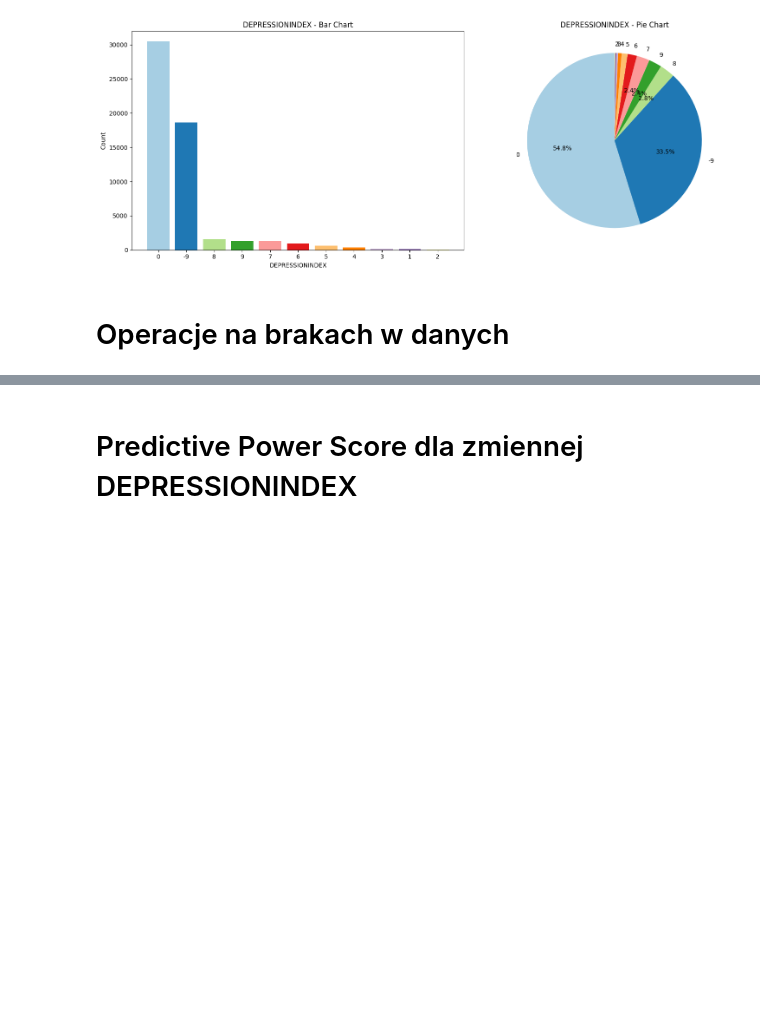
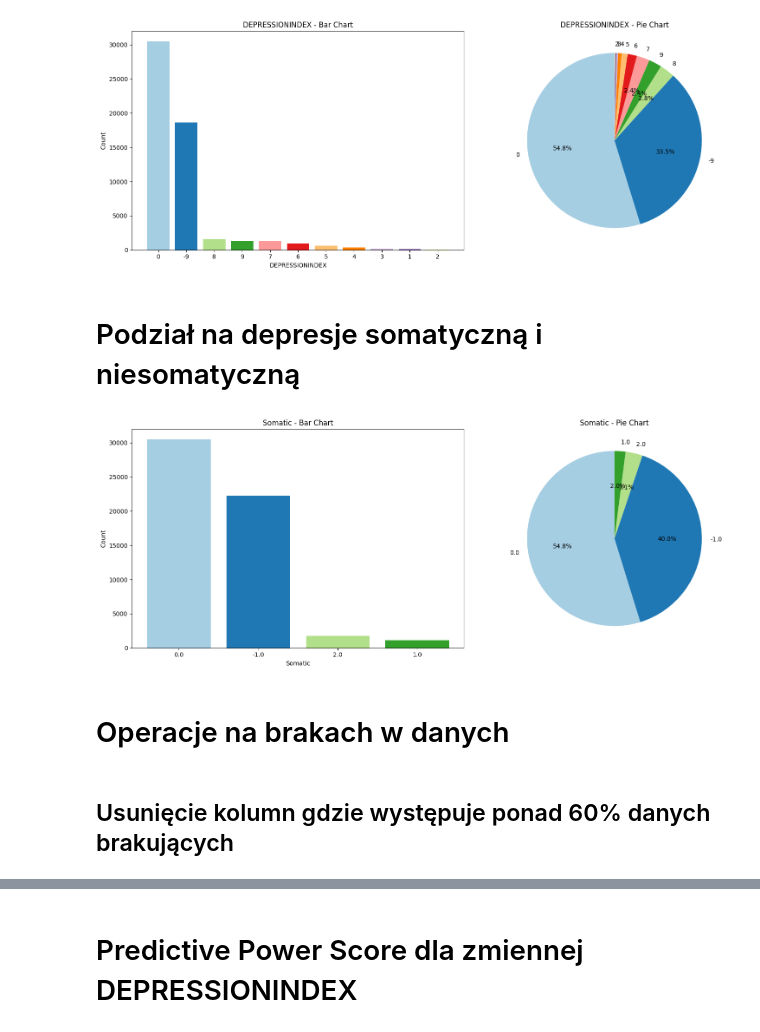
Before and after one commit to Nosal101/Eksploracyjna-Analiza-Danych, a Jupyter notebook: projekt2.ipynb, the cells around one changed output, grey strips where cells are left out. Drawn from its saved outputs; the diff is of its cells as text; code cells hidden in the pictures; blank space fills up the shorter version.

```diff
--- a/projekt2.ipynb
+++ b/projekt2.ipynb
@@ -77,3 +86,5 @@ def plot_percentage_barplot(data,column_name):
 plot_percentage_barplot(df_filtered, 'DEPRESSIONINDEX')
 # %% [output]
 [figure]
+# %% [markdown]
+# Podział na depresje somatyczną i niesomatyczną
@@ -80,5 +111,11 @@ plot_percentage_barplot(df_filtered, 'DEPRESSIONINDEX')
+# %%
+plot_percentage_barplot(df_filtered, 'Somatic')
+# %% [output]
+[figure, added]
 # %% [markdown]
 # Operacje na brakach w danych
+# %% [markdown]
+## Usunięcie kolumn gdzie występuje ponad 60% danych brakujących
 # %%
 df_filtered['DEPRESSIONINDEX'] = df_filtered['DEPRESSIONINDEX'].replace(-9, np.nan)
 df_filtered = df_filtered.dropna(subset=['DEPRESSIONINDEX'])
```
Also changed, not shown: parts of 28 cells of this notebook.
